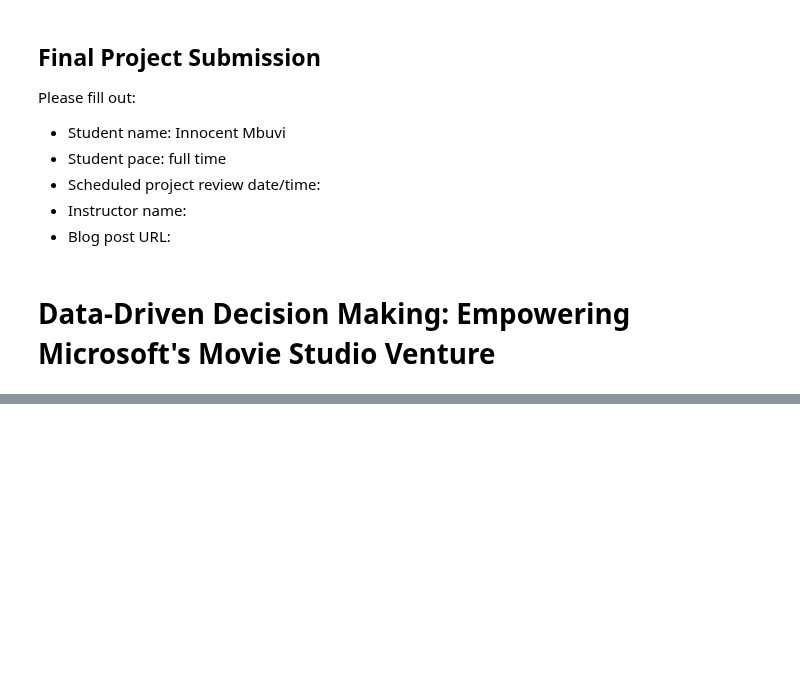
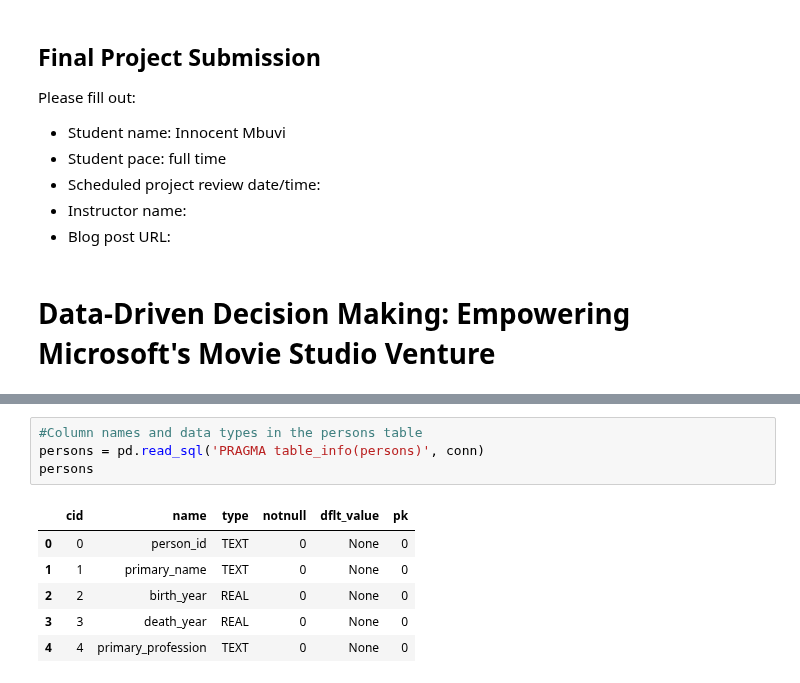
Before and after one commit to mbuvimuia/BoxOfficeInsights-MicrosoftStudio, a Jupyter notebook: student.ipynb, the cells around one changed output, grey strips where cells are left out. Cells and saved outputs as stored; diff of their text form; blank space fills up the shorter version.

```diff
--- a/student.ipynb
+++ b/student.ipynb
@@ -44,0 +260,11 @@ The insights from this analysis will help Microsoft make informed decisions on t
+# %%
+#Column names and data types in the persons table
+persons = pd.read_sql('PRAGMA table_info(persons)', conn)
+persons
+# %% [output]
+|  | cid | name | type | notnull | dflt_value | pk |
+| 0 | 0 | person_id | TEXT | 0 | None | 0 |
+| 1 | 1 | primary_name | TEXT | 0 | None | 0 |
+| 2 | 2 | birth_year | REAL | 0 | None | 0 |
+| 3 | 3 | death_year | REAL | 0 | None | 0 |
+| 4 | 4 | primary_profession | TEXT | 0 | None | 0 |
```
Also changed, not shown: parts of 71 cells of this notebook.
